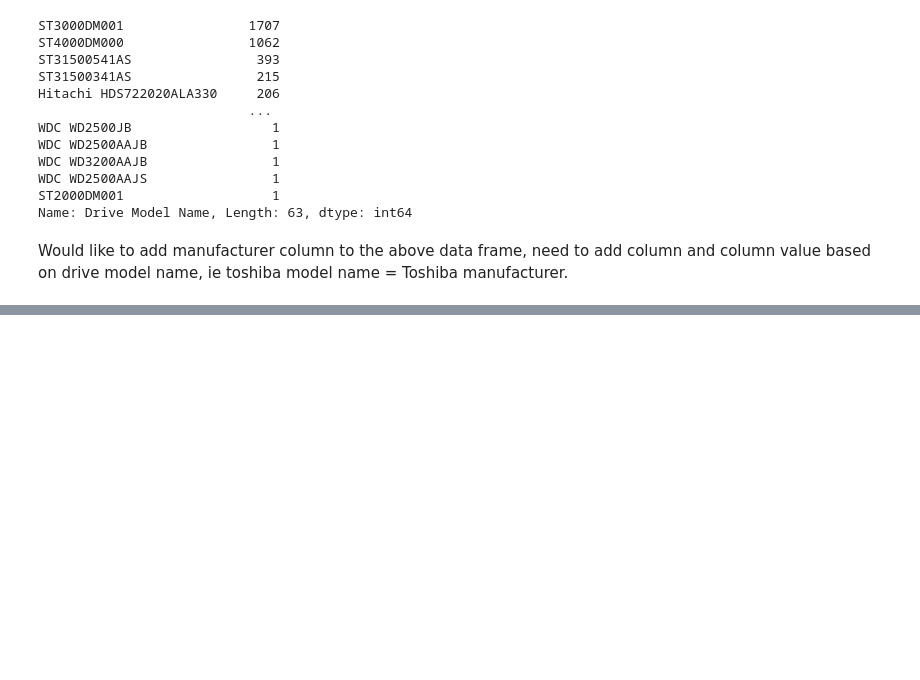
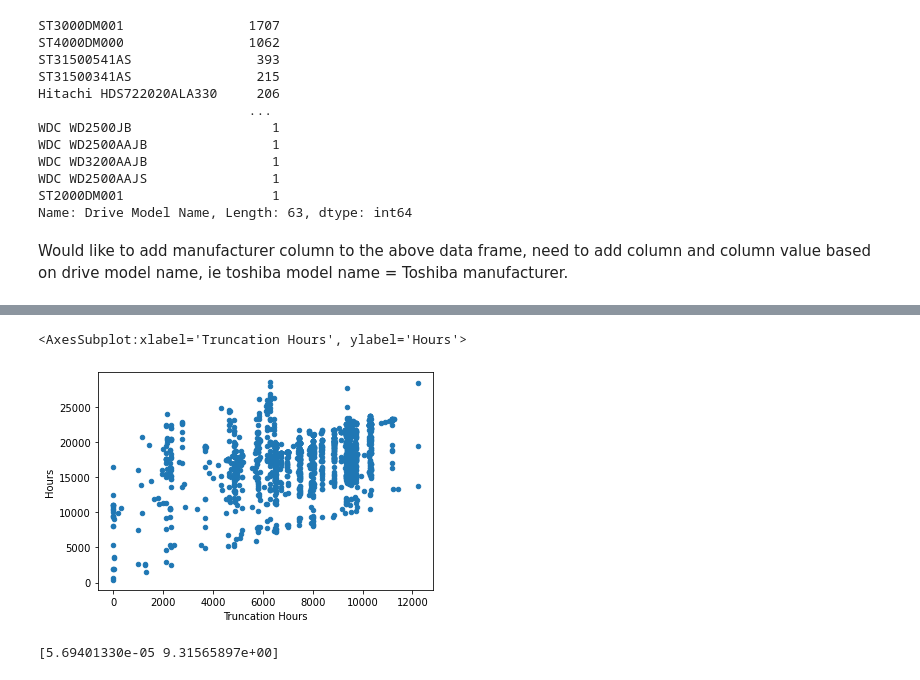
Before and after one commit to football3o/cs105_final, a Jupyter notebook: Final_Project.ipynb, the cells around one changed output, grey strips where cells are left out. Drawn from its saved outputs; the diff is of its cells as text; code cells hidden in the pictures; blank space fills up the shorter version.

```diff
--- a/Final_Project.ipynb
+++ b/Final_Project.ipynb
@@ -473,0 +498,3 @@ Would like to add manufacturer column to the above data frame, need to add colum
+# %%
+bblaze14 = pd.read_csv("2 Field Failure-Time Data/BackblazeDrive14.csv")
+bblaze14
@@ -473,0 +517,8 @@ Would like to add manufacturer column to the above data frame, need to add colum
+# %%
+bblaze14_failed = bblaze14[bblaze14["Censoring Indicator"] == 'Failed']
+bblaze14_not_failed = bblaze14[bblaze14["Censoring Indicator"] != 'Failed']
+
+bblaze14_table = [["Not Failed", bblaze14_not_failed.shape[0]],["Failed", bblaze14_failed.shape[0]]]
+bblaze14_table_2 = pd.DataFrame(bblaze14_table, columns=["Failed or Not", "Count"])
+
+bblaze14_table_2.Count = (bblaze14_table_2["Count"]/bblaze14_table_2["Count"].sum())
@@ -473,0 +560,23 @@ Would like to add manufacturer column to the above data frame, need to add colum
+# %%
+bblaze14_train = bblaze14_failed.copy()
+bblaze14_test = bblaze14_failed.copy()
+bblaze14_train.plot.scatter(x="Truncation Hours", y="Hours")
+# %% [output]
+<AxesSubplot:xlabel='Truncation Hours', ylabel='Hours'>
+[figure, added]
+# %%
+bb14_X_train = bblaze14_train[["Truncation Hours"]]
+bb_14_X_test = bblaze14_test[["Truncation Hours"]]
+bb_14_y_train = bblaze14_train["Hours"]
+
+knn = KNeighborsClassifier(n_neighbors=5)
+
+model14 = LinearRegression(fit_intercept=False)
+model14.fit(X=X_train, y=y_train)
+model14.predict(X=X_test)
+
+bb14_exp_model = np.polyfit(bb14_X_train["Truncation Hours"],np.log(bb_14_y_train),1)
+print(exp_model)
+bb14_exp_y = np.exp(5.69401330e-05 * bblaze14_train["Truncation Hours"]) * np.exp(9.31565897e+00)
+# %% [output]
+[5.69401330e-05 9.31565897e+00]
```
Also changed, not shown: parts of 13 cells of this notebook.
